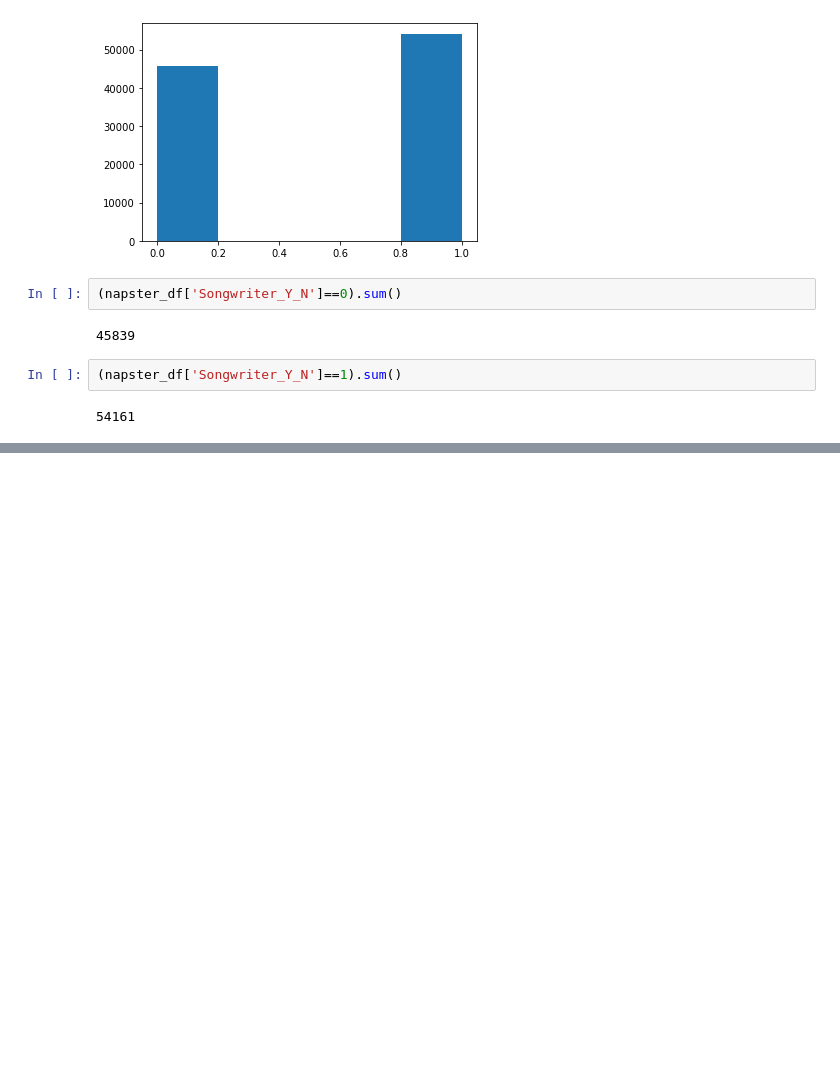
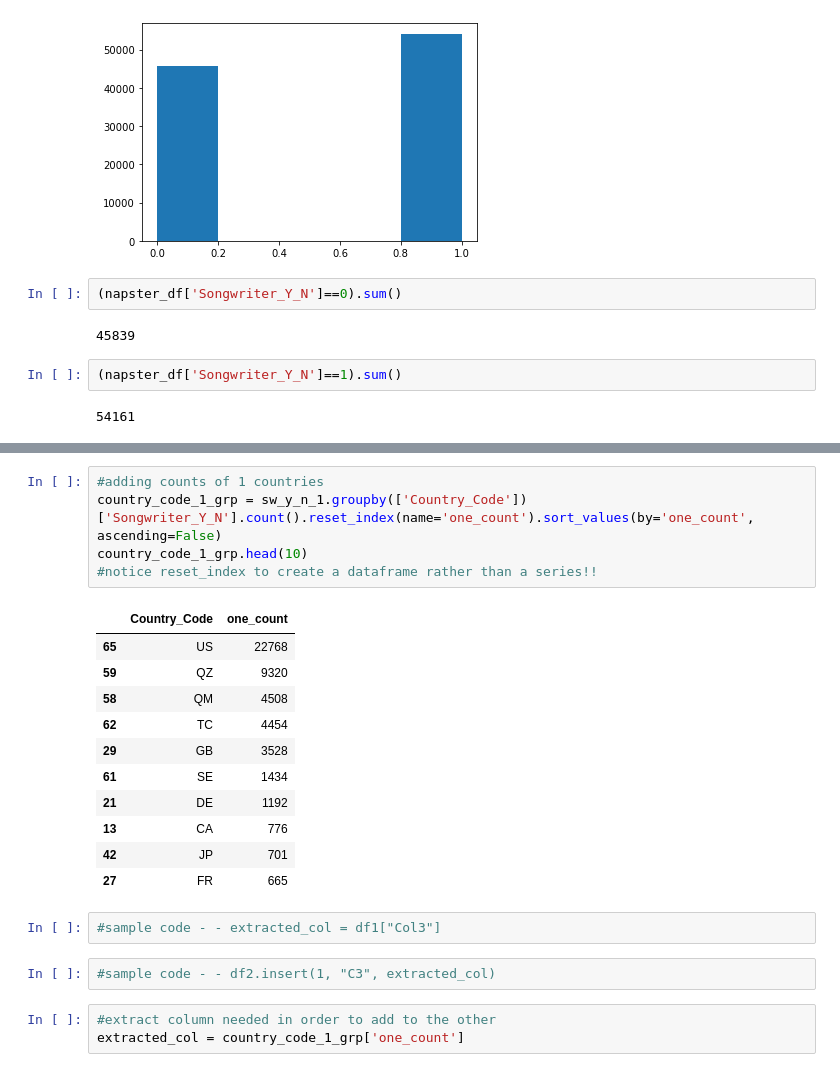
Before and after one commit to LJRollerII/mlc-project-napster, a Jupyter notebook: Notebooks/Napster_Find.ipynb, the cells around one changed output, grey strips where cells are left out. Cells and saved outputs as stored; diff of their text form; blank space fills up the shorter version.

```diff
--- a/Notebooks/Napster_Find.ipynb
+++ b/Notebooks/Napster_Find.ipynb
@@ -91,0 +126,24 @@ plt.hist(napster_df['Songwriter_Y_N'], bins = 5)
+# %%
+#adding counts of 1 countries
+country_code_1_grp = sw_y_n_1.groupby(['Country_Code'])['Songwriter_Y_N'].count().reset_index(name='one_count').sort_values(by='one_count', ascending=False)
+country_code_1_grp.head(10)
+#notice reset_index to create a dataframe rather than a series!!
+# %% [output]
+|  | Country_Code | one_count |
+| 65 | US | 22768 |
+| 59 | QZ | 9320 |
+| 58 | QM | 4508 |
+| 62 | TC | 4454 |
+| 29 | GB | 3528 |
+| 61 | SE | 1434 |
+| 21 | DE | 1192 |
+| 13 | CA | 776 |
+| 42 | JP | 701 |
+| 27 | FR | 665 |
+# %%
+#sample code - - extracted_col = df1["Col3"]
+# %%
+#sample code - - df2.insert(1, "C3", extracted_col)
+# %%
+#extract column needed in order to add to the other
+extracted_col = country_code_1_grp['one_count']
```
Also changed, not shown: parts of 16 cells of this notebook.
